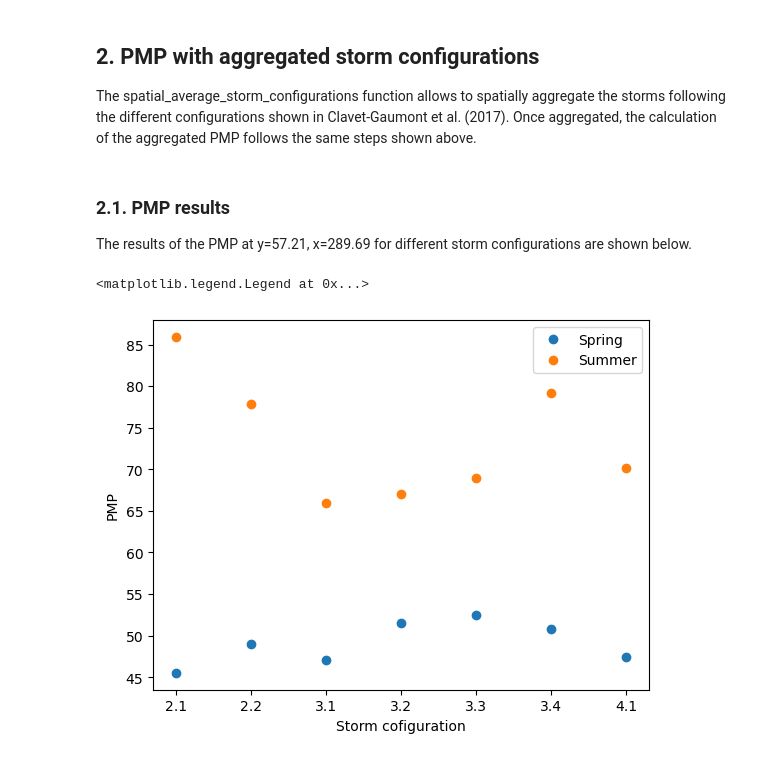
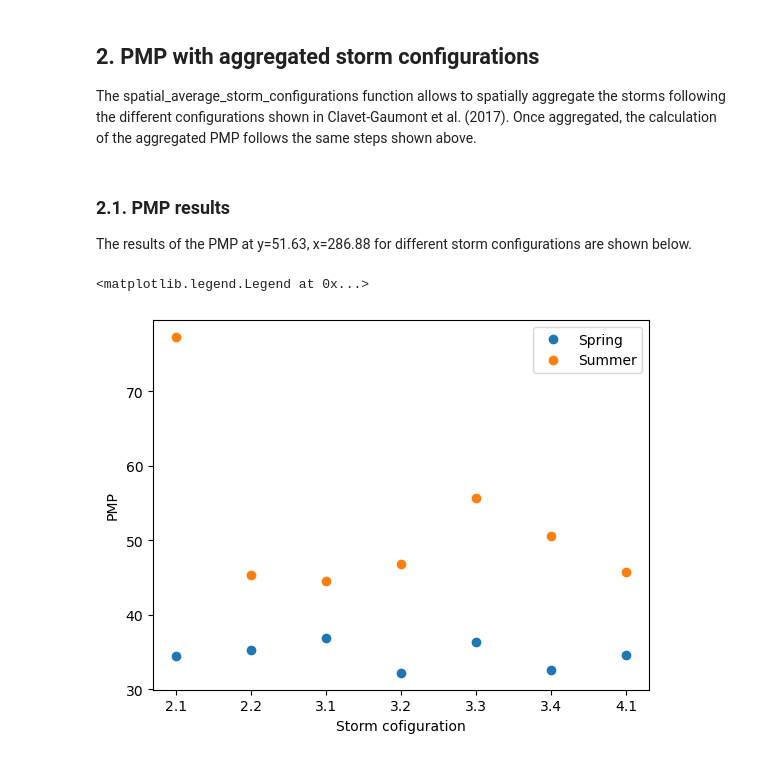
Before and after one commit to hydrologie/xhydro, a Jupyter notebook: docs/notebooks/pmp.ipynb, the cells around one changed output. Drawn from its saved outputs; the diff is of its cells as text; code cells hidden in the pictures.

```diff
--- a/docs/notebooks/pmp.ipynb
+++ b/docs/notebooks/pmp.ipynb
@@ -62,7 +62,7 @@ ds_day
 ds_fx
 * orog --> Surface altitude
 # %%
-ds_day_i = xr.open_zarr(path_day_zarr)
+ds_day_i = xr.open_zarr(path_day_zarr).isel(time=slice(0, 730))
 ds_fx_i = xr.open_zarr(path_fx_zarr)
 # %%
 def _expand_xarray_dimensions(orig):
@@ -94,3 +91,8 @@ ds_fx = _expand_xarray_dimensions(ds_fx_i)
+# %%
+ds_day = (
+    _expand_xarray_dimensions(ds_day_i).isel(x=slice(0, 3), y=slice(0, 3)).compute()
+)
+ds_fx = _expand_xarray_dimensions(ds_fx_i).isel(x=slice(0, 3), y=slice(0, 3)).compute()
 # %% [markdown]
 ## 1. PMP distributed
 # %% [markdown]
@@ -218,20 +220,20 @@ pmax_summer_agg = (pmax_agg_cut * mask_agg.mask_summer).rename("pmp_summer")
 # %% [markdown]
 ### 2.1. PMP results
 
-The results of the PMP at y=57.21, x=289.69 for different storm configurations are shown below.
+The results of the PMP at y=51.63, x=286.88 for different storm configurations are shown below.
 # %%
 pmp_spring_agg = pmax_spring_agg.max("time")
 pmp_summer_agg = pmax_summer_agg.max("time")
 # %%
-sp_agg = pmp_spring_agg.sel(window=1, y=57.21, x=289.69)
-sm_agg = pmp_summer_agg.sel(window=1, y=57.21, x=289.69)
+sp_agg = pmp_spring_agg.sel(window=1, y=51.63, x=286.88)
+sm_agg = pmp_summer_agg.sel(window=1, y=51.63, x=286.88)
 
 plt.plot(np.arange(len(sp_agg)), sp_agg.values, "o", label="Spring")
 plt.plot(np.arange(len(sm_agg)), sm_agg.values, "o", label="Summer")
 plt.xticks(ticks=np.arange(len(sp_agg)), labels=sp_agg.conf.values)
 plt.ylabel("PMP")
 plt.xlabel("Storm cofiguration")
 plt.legend()
 # %% [output]
 <matplotlib.legend.Legend at 0x...>
-[figure, old version]
+[figure, new version]
```
Also changed, not shown: parts of 3 cells of this notebook.
